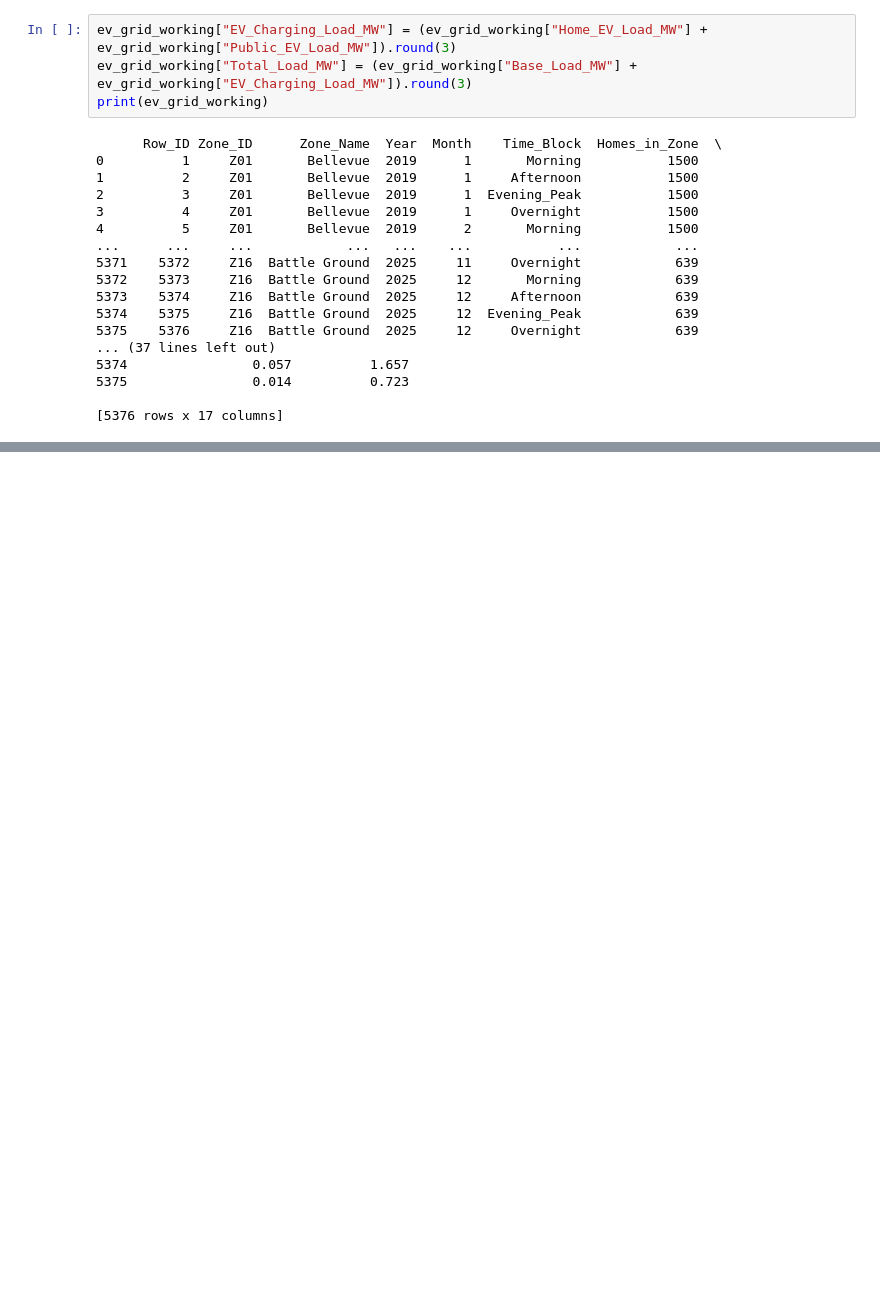
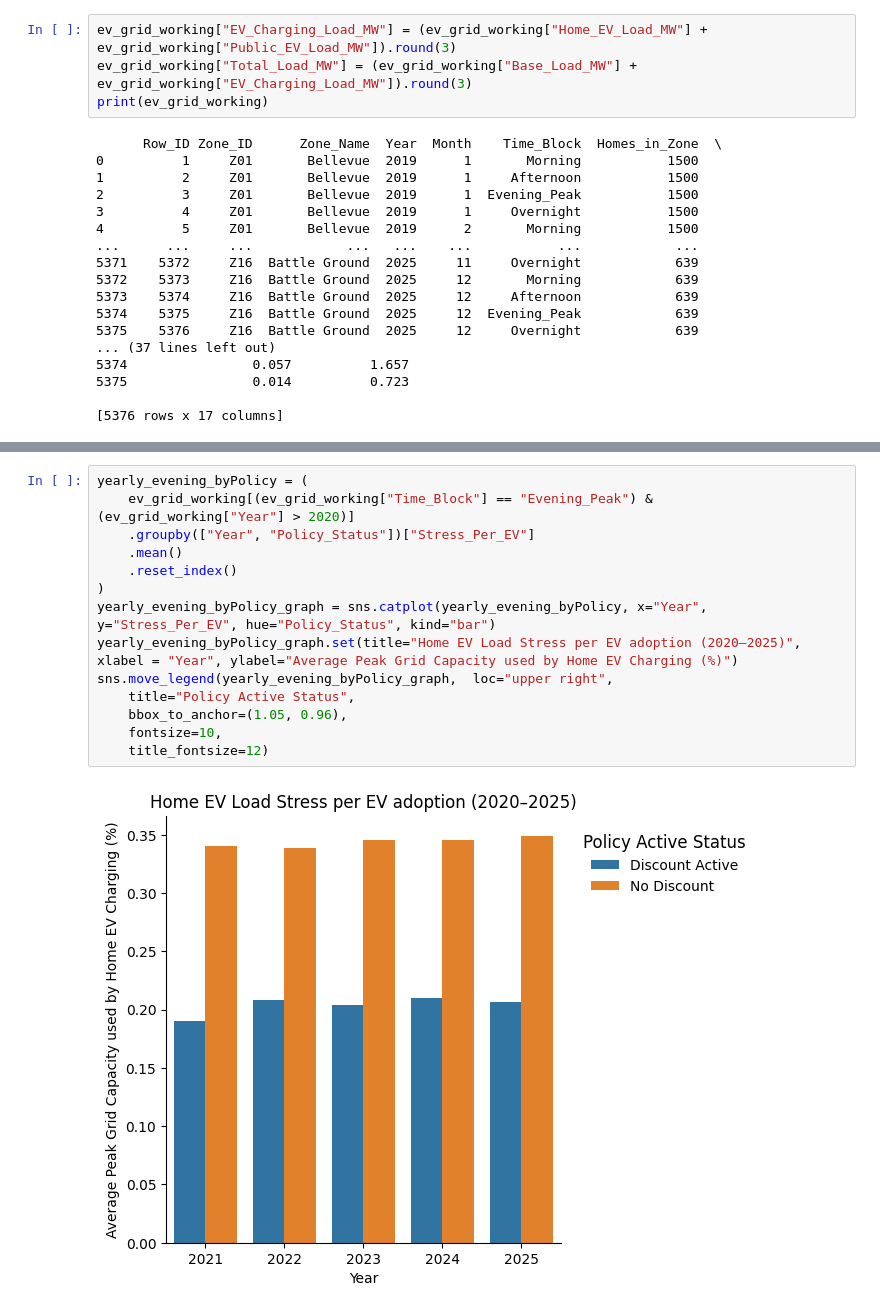
Before and after one commit to shresta-28/TSA_DataScienceandAnalytics, a Jupyter notebook: ev_strain_dataScience_TSA.ipynb, the cells around one changed output, grey strips where cells are left out. Cells and saved outputs as stored; diff of their text form; blank space fills up the shorter version.

```diff
--- a/ev_strain_dataScience_TSA.ipynb
+++ b/ev_strain_dataScience_TSA.ipynb
@@ -111,0 +151,16 @@ print(ev_grid_working)
+# %%
+yearly_evening_byPolicy = (
+    ev_grid_working[(ev_grid_working["Time_Block"] == "Evening_Peak") & (ev_grid_working["Year"] > 2020)]
+    .groupby(["Year", "Policy_Status"])["Stress_Per_EV"]
+    .mean()
+    .reset_index()
+)
+yearly_evening_byPolicy_graph = sns.catplot(yearly_evening_byPolicy, x="Year", y="Stress_Per_EV", hue="Policy_Status", kind="bar")
+yearly_evening_byPolicy_graph.set(title="Home EV Load Stress per EV adoption (2020–2025)", xlabel = "Year", ylabel="Average Peak Grid Capacity used by Home EV Charging (%)")
+sns.move_legend(yearly_evening_byPolicy_graph,  loc="upper right",
+    title="Policy Active Status",
+    bbox_to_anchor=(1.05, 0.96),
+    fontsize=10,
+    title_fontsize=12)
+# %% [output]
+[figure, added]
```
Also changed, not shown: parts of 9 cells of this notebook.
